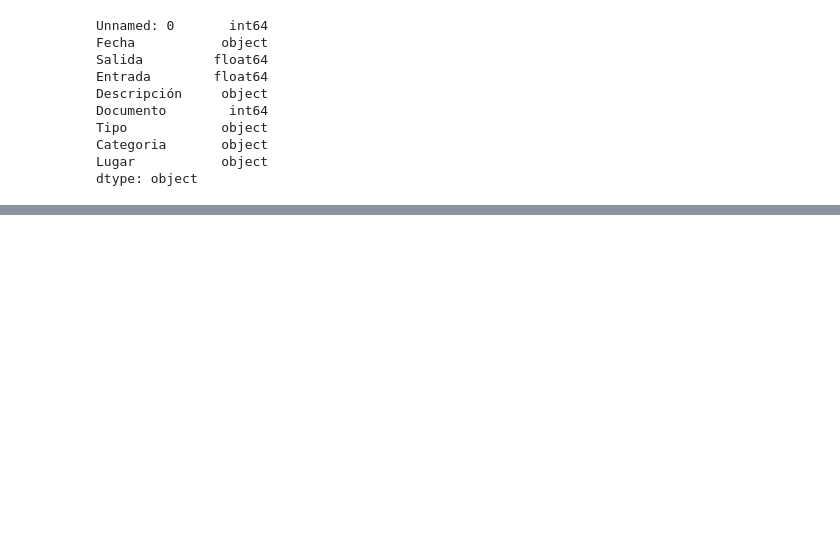
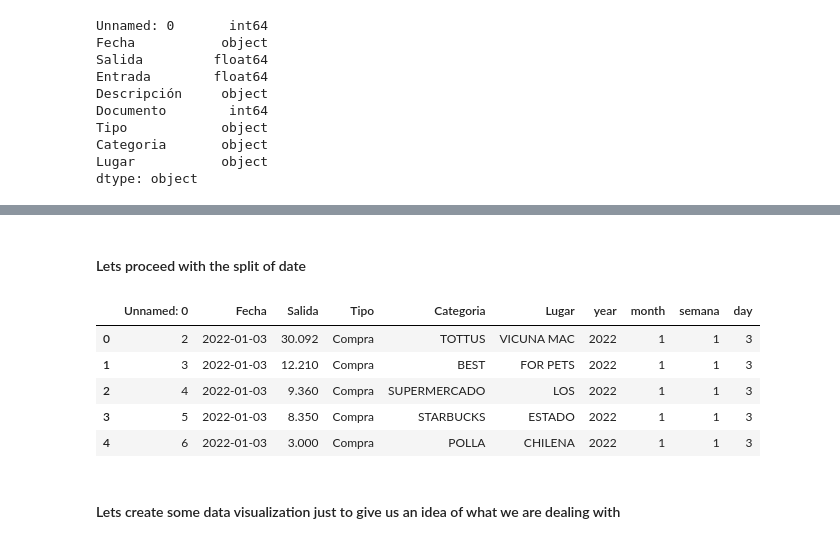
Before and after one commit to yohan-alfonso/Analisis_Exrtacto_Bancario, a Jupyter notebook: Analisis.ipynb, the cells around one changed output, grey strips where cells are left out. Cells and saved outputs as stored; diff of their text form; code cells hidden in the pictures; blank space fills up the shorter version.

Commit message:
first feature engineering data fixed

```diff
--- a/Analisis.ipynb
+++ b/Analisis.ipynb
@@ -177,3 +183,5 @@ Tipo            object
 Categoria       object
 Lugar           object
 dtype: object
+# %%
+df_purchases_join['Fecha'] = pd.to_datetime(df_purchases_join['Fecha'] , dayfirst=True)
@@ -179,0 +203,3 @@ dtype: object
+# %%
+df_purchases_join.drop(['Descripción','Entrada','Documento'],  axis='columns', inplace=True)
+df_purchases_join.head()
@@ -179,0 +213,18 @@ dtype: object
+# %% [markdown]
+#### Lets proceed with the split of date
+# %%
+df_purchases_join['year']= df_purchases_join['Fecha'].dt.year
+df_purchases_join['month']= df_purchases_join['Fecha'].dt.month
+df_purchases_join['semana']= df_purchases_join['Fecha'].dt.week
+df_purchases_join['day']= df_purchases_join['Fecha'].dt.day
+# %%
+df_purchases_join.head(5)
+# %% [output]
+|  | Unnamed: 0 | Fecha | Salida | Tipo | Categoria | Lugar | year | month | semana | day |
+| 0 | 2 | 2022-01-03 | 30.092 | Compra | TOTTUS | VICUNA MAC | 2022 | 1 | 1 | 3 |
+| 1 | 3 | 2022-01-03 | 12.210 | Compra | BEST | FOR PETS | 2022 | 1 | 1 | 3 |
+| 2 | 4 | 2022-01-03 | 9.360 | Compra | SUPERMERCADO | LOS | 2022 | 1 | 1 | 3 |
+| 3 | 5 | 2022-01-03 | 8.350 | Compra | STARBUCKS | ESTADO | 2022 | 1 | 1 | 3 |
+| 4 | 6 | 2022-01-03 | 3.000 | Compra | POLLA | CHILENA | 2022 | 1 | 1 | 3 |
+# %% [markdown]
+#### Lets create some data visualization just to give us an idea of what we are dealing with
```
Also changed, not shown: parts of 14 cells of this notebook, 1 other file.
